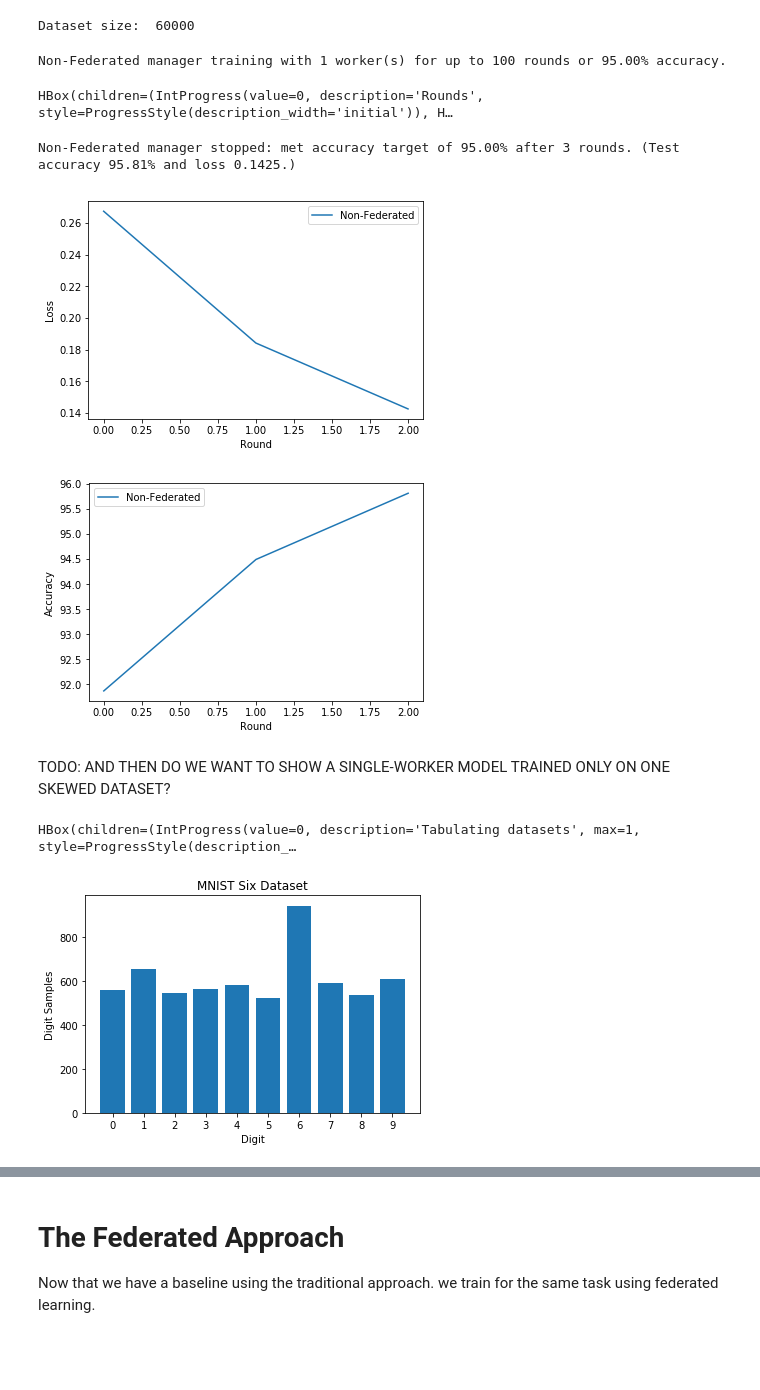
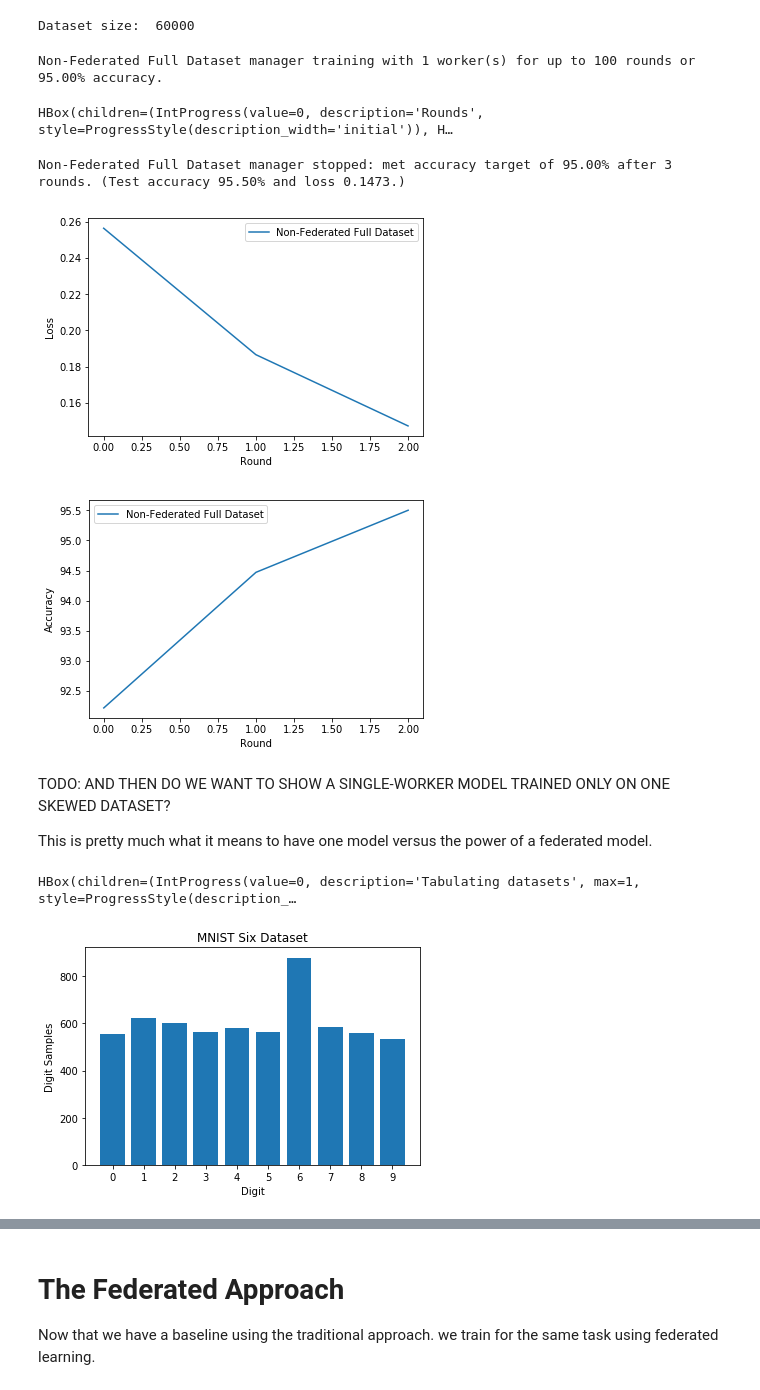
Before and after one commit to rmicallef/bfpytorch, a Jupyter notebook: MNIST-Fed-Part1.ipynb, the cells around one changed output, grey strips where cells are left out. Cells and saved outputs as stored; diff of their text form; code cells hidden in the pictures; blank space fills up the shorter version.

Commit message:
heavy tests

```diff
--- a/MNIST-Fed-Part1.ipynb
+++ b/MNIST-Fed-Part1.ipynb
@@ -277,24 +274,25 @@ def eval_new_mgr(name, train_dl, test_dset, p=0.0, n_rounds=50, target_acc=None)
     plot_mgr(mgr)
     return mgr
 # %%
-nonfed_mgr = make_manager('Non-Federated', train_dl, test_dset)
+nonfed_mgr = make_manager('Non-Federated Full Dataset', train_dl, test_dset)
 
 run_manager(nonfed_mgr, default_n_rounds, target_acc=default_target_acc)
 
 plot_mgr(nonfed_mgr)
 # %% [output]
-Non-Federated manager training with 1 worker(s) for up to 100 rounds or 95.00% accuracy.
+Non-Federated Full Dataset manager training with 1 worker(s) for up to 100 rounds or 95.00% accuracy.
 HBox(children=(IntProgress(value=0, description='Rounds', style=ProgressStyle(description_width='initial')), H…
-Non-Federated manager stopped: met accuracy target of 95.00% after 3 rounds. (Test accuracy 95.81% and loss 0.1425.)
+Non-Federated Full Dataset manager stopped: met accuracy target of 95.00% after 3 rounds. (Test accuracy 95.50% and loss 0.1473.)
-[figure, old version]
+[figure, new version]
-[figure, old version]
+[figure, new version]
 # %% [markdown]
 TODO: AND THEN DO WE WANT TO SHOW A SINGLE-WORKER MODEL TRAINED ONLY ON ONE SKEWED DATASET?
+
+This is pretty much what it means to have one model versus the power of a federated model.
 # %%
-fed_015_dls = fm.make_fed_dloaders(train_dset, p=0.15)
-nonfed_six_dl = fed_015_dls[6]
+nonfed_six_dl = fm.make_fed_dloaders(train_dset, p=0.15)[6]
 plot_digit_histogram([nonfed_six_dl], 'MNIST Six Dataset')
 # %% [output]
 HBox(children=(IntProgress(value=0, description='Tabulating datasets', max=1, style=ProgressStyle(description_…
-[figure, old version]
+[figure, new version]
 # %%
```
Also changed, not shown: parts of 28 cells of this notebook, 2 other files.
